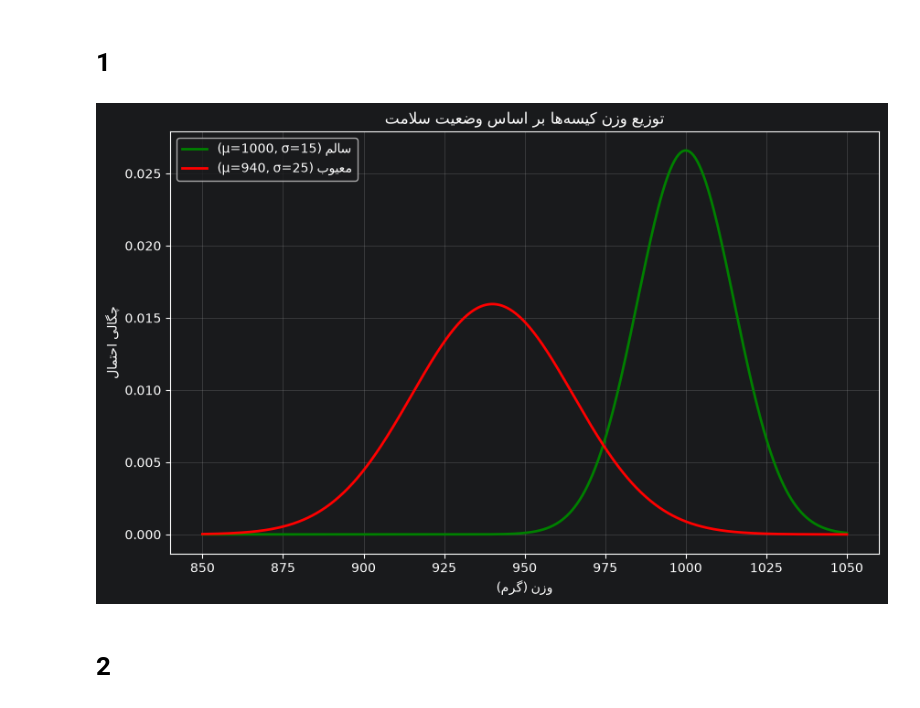
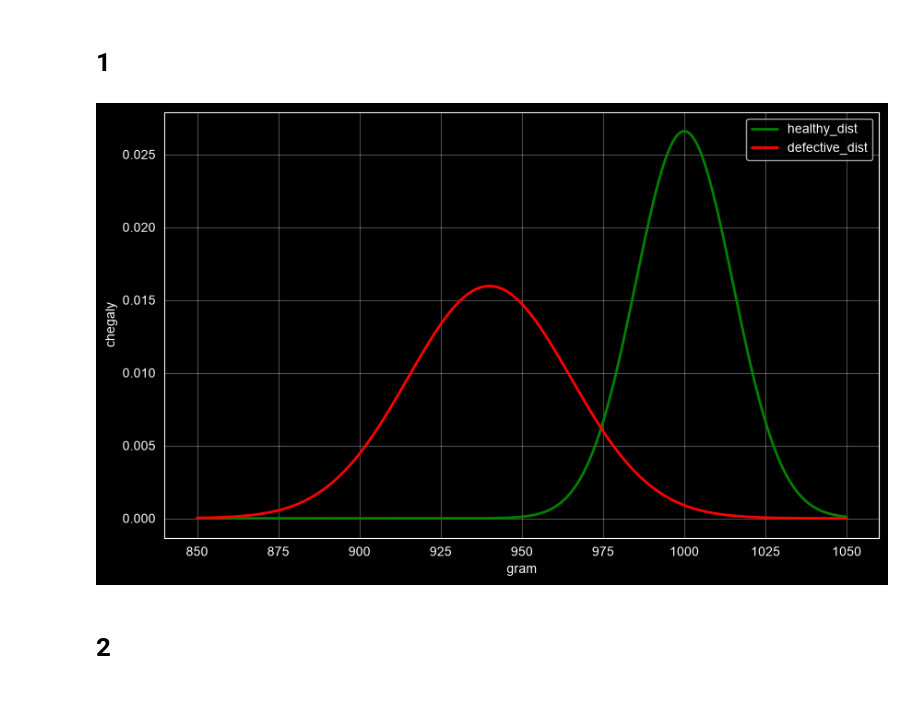
Before and after one commit to EbrahimNouri/MS_AI, a Jupyter notebook: src/HW/HW6/HW6_2.ipynb, the cells around one changed output. Drawn from its saved outputs; the diff is of its cells as text; code cells hidden in the pictures.

```diff
--- a/src/HW/HW6/HW6_2.ipynb
+++ b/src/HW/HW6/HW6_2.ipynb
@@ -6,31 +6,24 @@ from scipy.stats import norm
 # %% [markdown]
 # 1
 # %%
+healthy_dist = norm(loc=1000, scale=15)
+defective_dist = norm(loc=940, scale=25)
 
-
-# تعریف توزیع‌ها
-healthy_dist = norm(loc=1000, scale=15)  # سالم: میانگین ۱۰۰۰، انحراف معیار ۱۵
-defective_dist = norm(loc=940, scale=25)  # معیوب: میانگین ۹۴۰، انحراف معیار ۲۵
-
-# بازه x
 x = np.linspace(850, 1050, 1000)
 
-# محاسبه چگالی‌ها
 healthy_pdf = healthy_dist.pdf(x)
 defective_pdf = defective_dist.pdf(x)
 
-# رسم
 plt.figure(figsize=(10, 6))
-plt.plot(x, healthy_pdf, label='سالم (μ=1000, σ=15)', color='green', linewidth=2)
-plt.plot(x, defective_pdf, label='معیوب (μ=940, σ=25)', color='red', linewidth=2)
-plt.xlabel('وزن (گرم)')
-plt.ylabel('چگالی احتمال')
-plt.title('توزیع وزن کیسه‌ها بر اساس وضعیت سلامت')
+plt.plot(x, healthy_pdf, label='healthy_dist', color='green', linewidth=2)
+plt.plot(x, defective_pdf, label='defective_dist', color='red', linewidth=2)
+plt.xlabel('gram')
+plt.ylabel('chegaly')
 plt.legend()
 plt.grid(True, alpha=0.3)
 plt.show()
 # %% [output]
-[figure, old version]
+[figure, new version]
 # %% [markdown]
 # 2
 # %%
```
Also changed, not shown: parts of 4 cells of this notebook, 9 other files.
